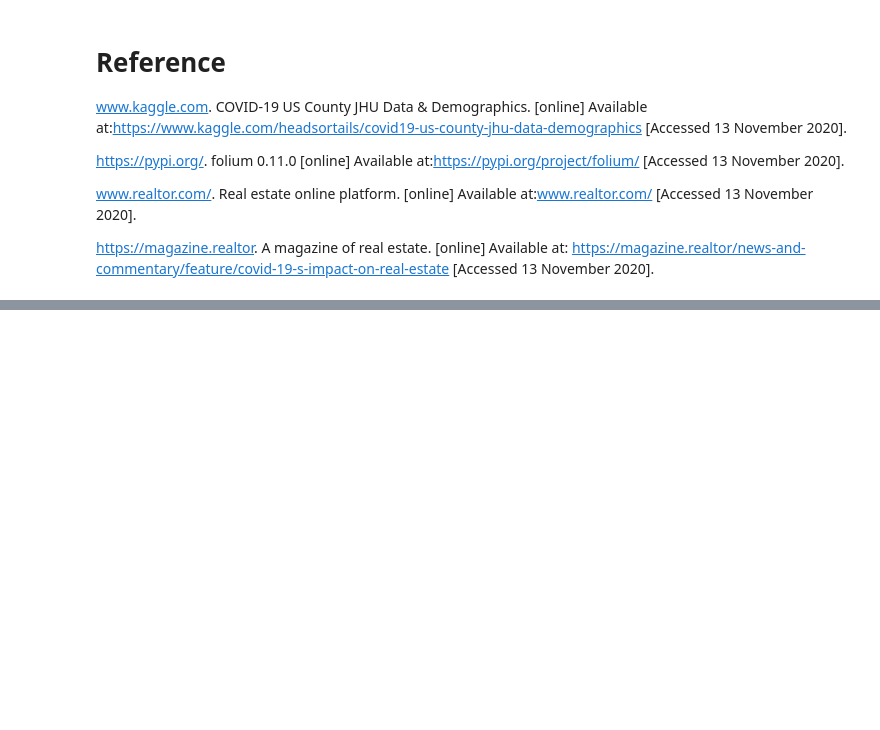
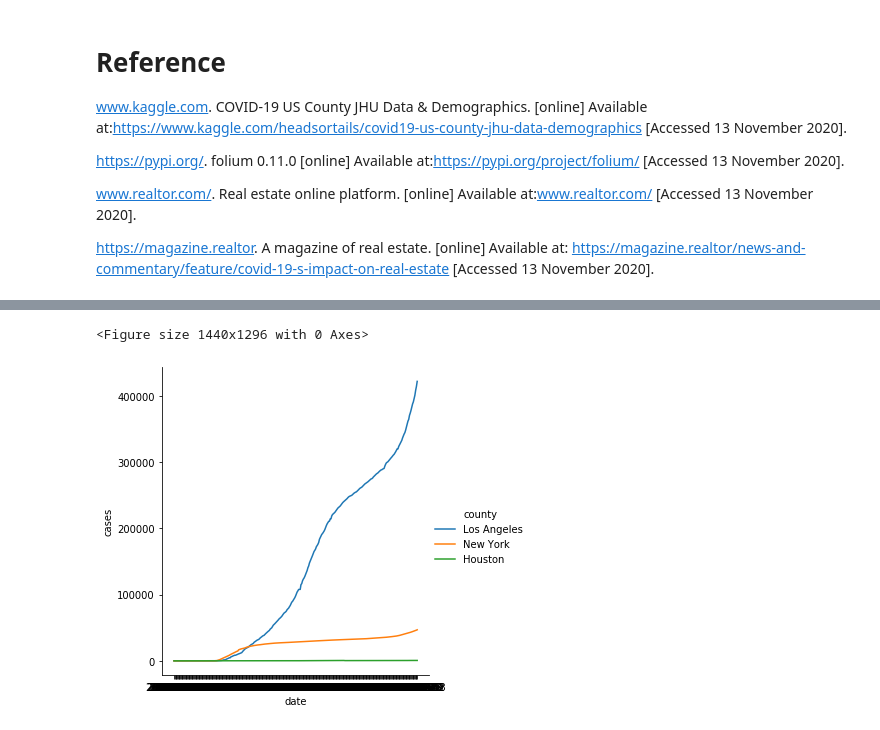
Before and after one commit to Yuehao-Wang/AIM-5001, a Jupyter notebook: Y_Wang_Final_Project.ipynb, the cells around one changed output, grey strips where cells are left out. Drawn from its saved outputs; the diff is of its cells as text; code cells hidden in the pictures; blank space fills up the shorter version.

Commit message:
Update Y_Wang_Final_Project.ipynb
final project first version

```diff
--- a/Y_Wang_Final_Project.ipynb
+++ b/Y_Wang_Final_Project.ipynb
@@ -98,0 +106,8 @@ https://magazine.realtor. A magazine of real estate. [online] Available at: http
+# %%
+# To read the COVID-19 data from github and get the DataFrame.
+# covid_file = "https://raw.githubusercontent.com/Yuehao-Wang/AIM-5001/master/data/covid_us_county.csv"
+covid_file = r"D:\yeshiva\1 semester\Data Acquisition and Management CRN 13255\Final Project/covid_us_county.csv"
+covid_all_df = pd.read_csv(covid_file)
+
+# To see the head of data set
+covid_all_df.head(5)
@@ -98,0 +121,5 @@ https://magazine.realtor. A magazine of real estate. [online] Available at: http
+# %%
+# choose NYC, Houston, and Los Angeles
+covid_3cities_df = covid_all_df[((covid_all_df.county == 'Houston') & (covid_all_df.state == 'Texas'))
+                               | ((covid_all_df.county == 'Los Angeles') & (covid_all_df.state == 'California'))
+                               | ((covid_all_df.county == 'New York') & (covid_all_df.state == 'New York'))]
@@ -98,0 +139,7 @@ https://magazine.realtor. A magazine of real estate. [online] Available at: http
+# %%
+plt.figure(figsize = (20, 18))
+sns.relplot(x="date", y="cases", hue="county", kind="line", data=covid_3cities_df);
+plt.show()
+# %% [output]
+<Figure size 1440x1296 with 0 Axes>
+[figure, added]
```
Also changed, not shown: parts of 19 cells of this notebook.
